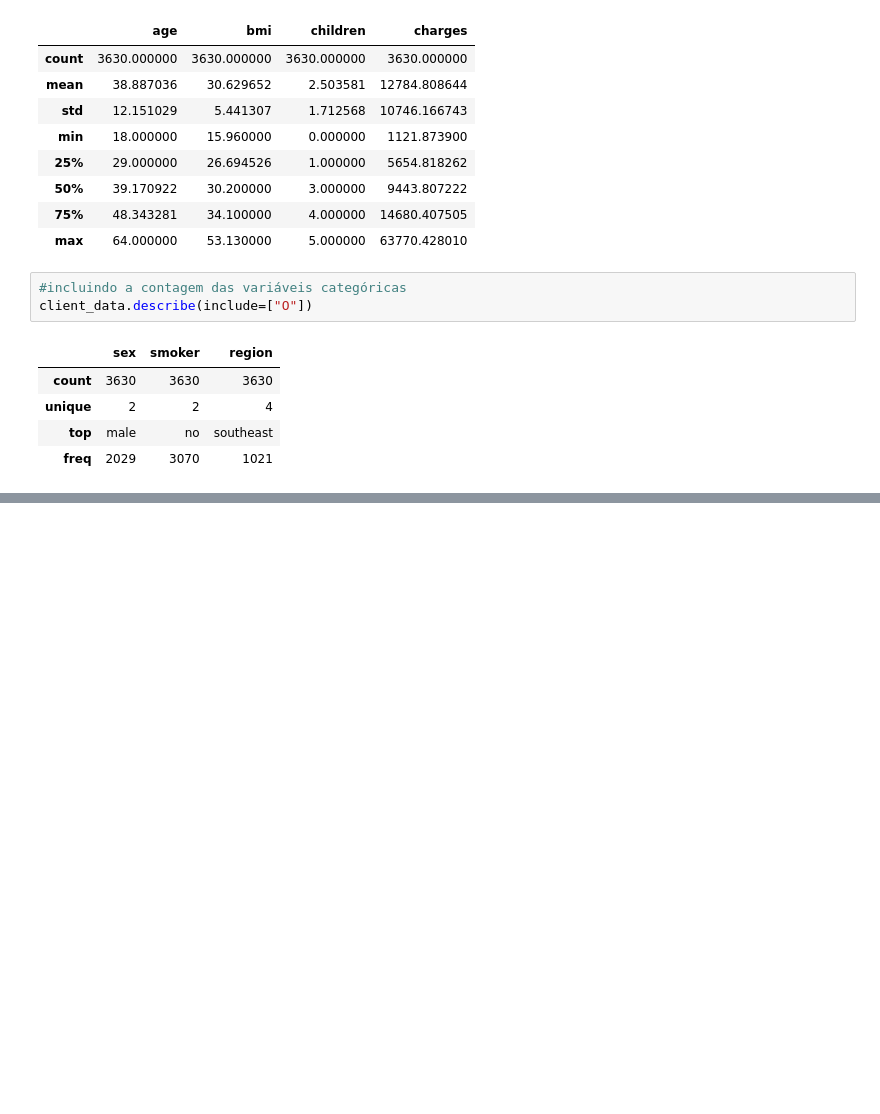
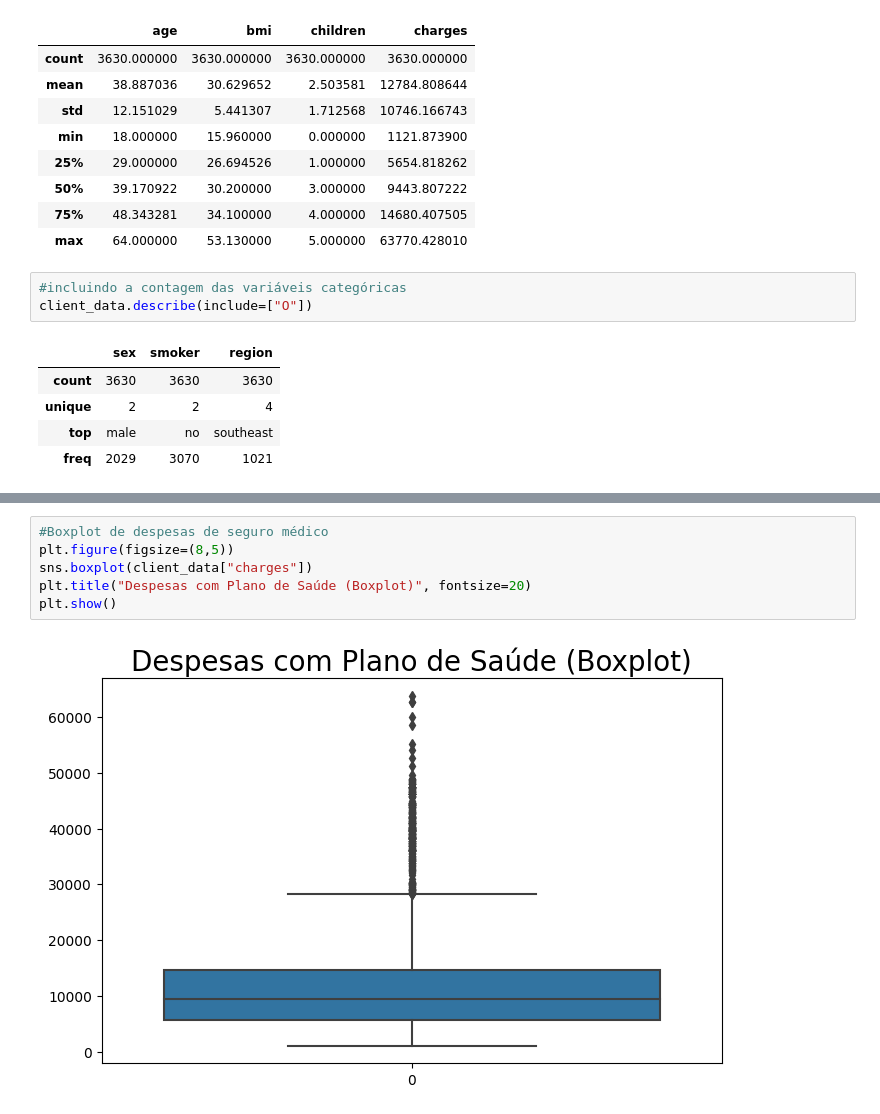
Before and after one commit to LanyCN/Analise_Vendas_Brand1, a Jupyter notebook: Plano_de_Saúde_Análise_Preditiva.ipynb, the cells around one changed output, grey strips where cells are left out. Cells and saved outputs as stored; diff of their text form; blank space fills up the shorter version.

```diff
--- a/Plano_de_Saúde_Análise_Preditiva.ipynb
+++ b/Plano_de_Saúde_Análise_Preditiva.ipynb
@@ -78,0 +88,8 @@ client_data.describe(include=["O"])
+# %%
+#Boxplot de despesas de seguro médico
+plt.figure(figsize=(8,5))
+sns.boxplot(client_data["charges"])
+plt.title("Despesas com Plano de Saúde (Boxplot)", fontsize=20)
+plt.show()
+# %% [output]
+[figure, added]
```
Also changed, not shown: parts of 27 cells of this notebook.
